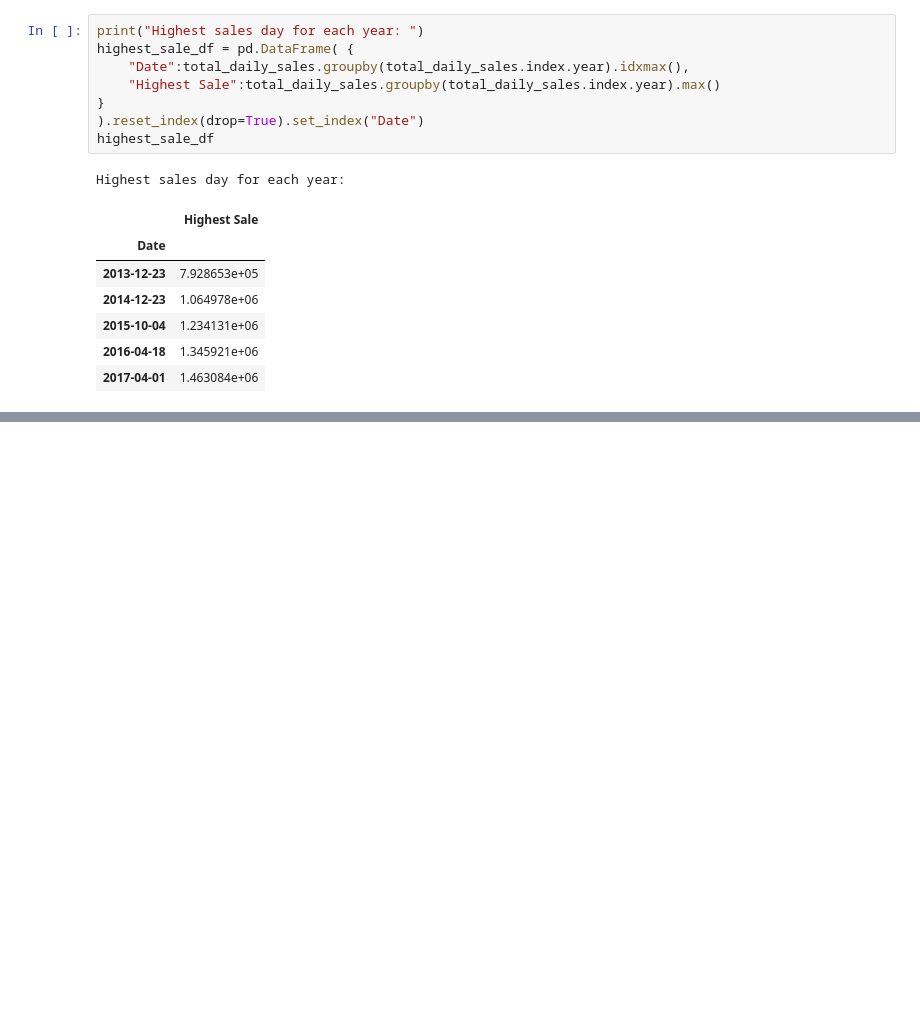
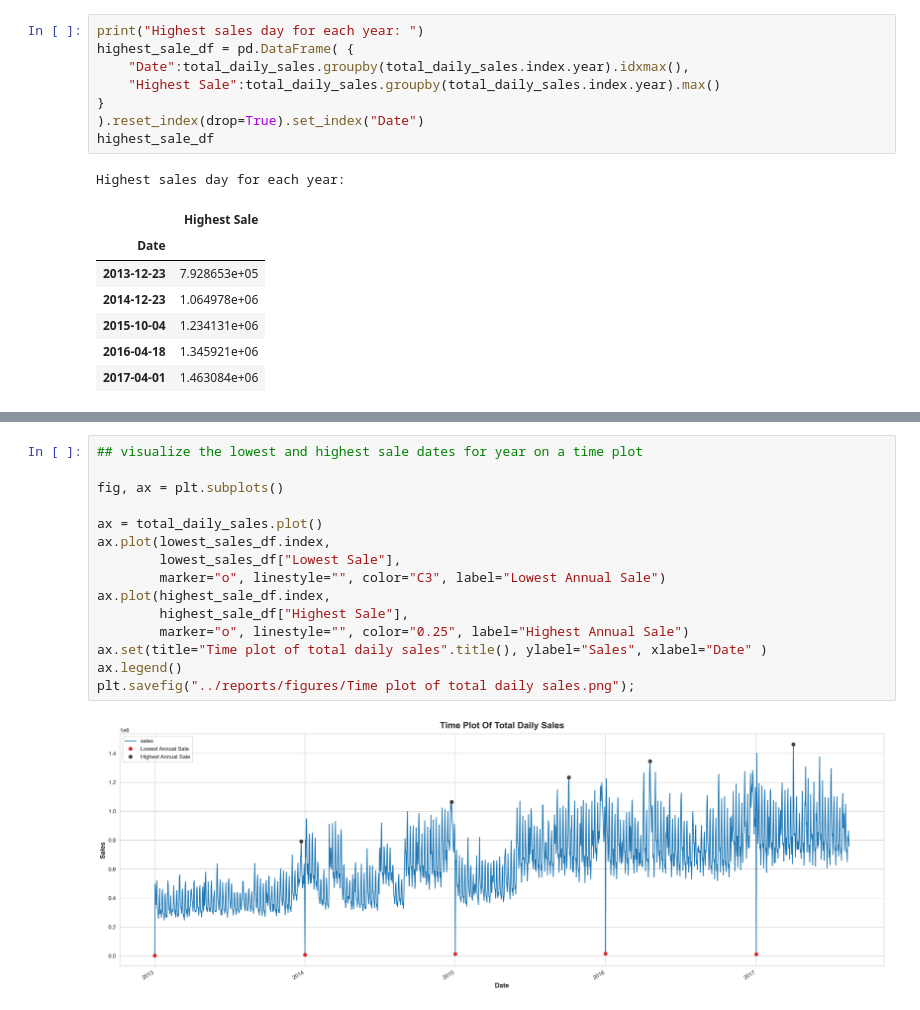
Before and after one commit to modelMaestroSolo/Store-Sales-Time-Series-Forecasting, a Jupyter notebook: notebooks/1.1-sy-Indept-EDA.ipynb, the cells around one changed output, grey strips where cells are left out. Cells and saved outputs as stored; diff of their text form; blank space fills up the shorter version.

```diff
--- a/notebooks/1.1-sy-Indept-EDA.ipynb
+++ b/notebooks/1.1-sy-Indept-EDA.ipynb
@@ -420,0 +495,17 @@ plt.ylabel("Sales");
+# %%
+## visualize the lowest and highest sale dates for year on a time plot
+
+fig, ax = plt.subplots()
+
+ax = total_daily_sales.plot()
+ax.plot(lowest_sales_df.index,
+        lowest_sales_df["Lowest Sale"],
+        marker="o", linestyle="", color="C3", label="Lowest Annual Sale")
+ax.plot(highest_sale_df.index,
+        highest_sale_df["Highest Sale"],
+        marker="o", linestyle="", color="0.25", label="Highest Annual Sale")
+ax.set(title="Time plot of total daily sales".title(), ylabel="Sales", xlabel="Date" )
+ax.legend()
+plt.savefig("../reports/figures/Time plot of total daily sales.png");
+# %% [output]
+[figure, added]
```
Also changed, not shown: parts of 23 cells of this notebook, 4 other files.
